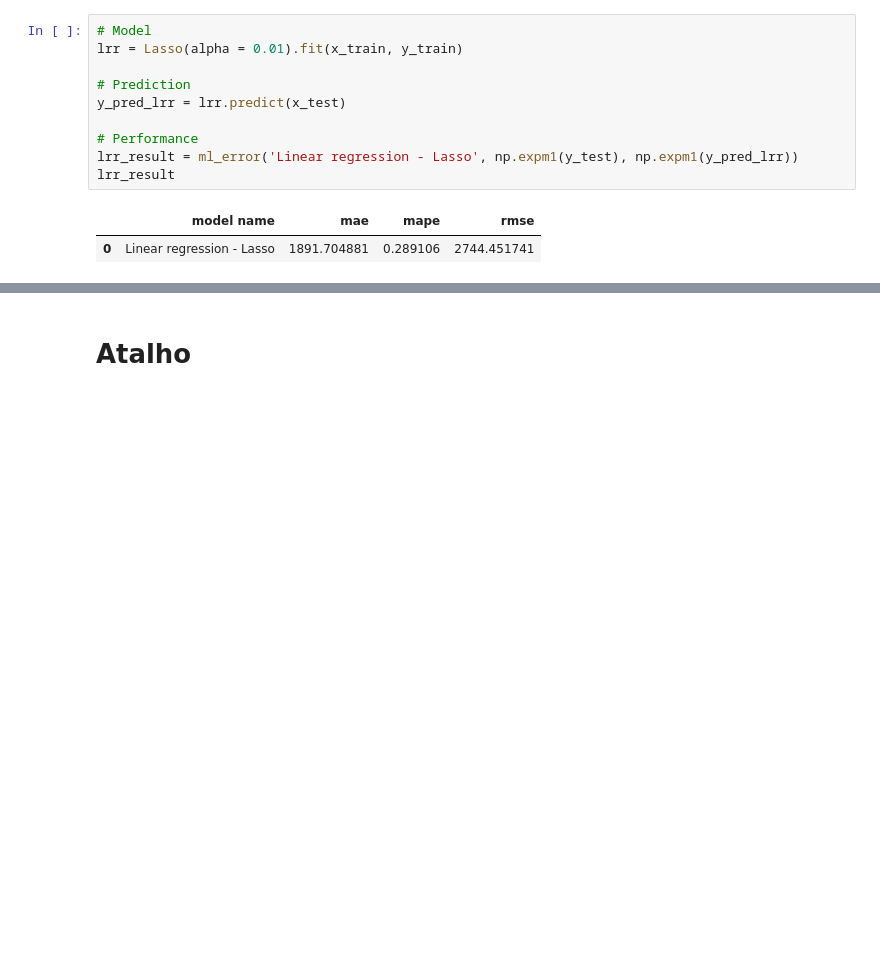
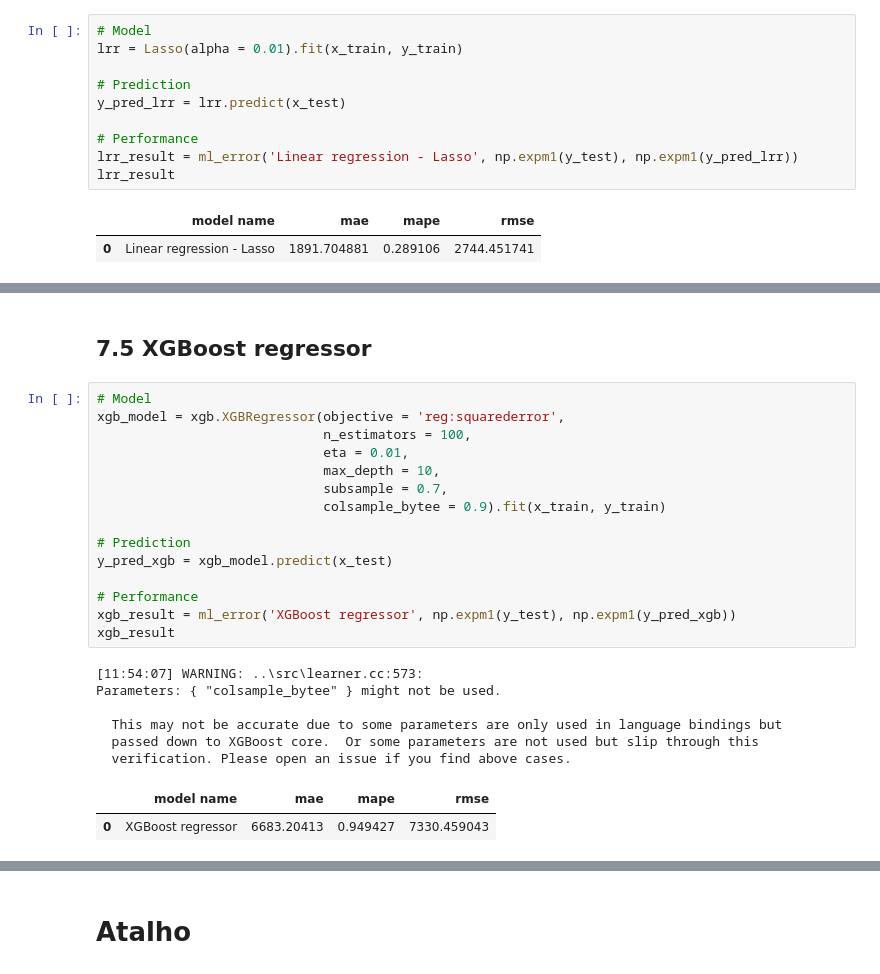
Before and after one commit to paixaols/rossmann-store-sales, a Jupyter notebook: Rossmann_sales_prediction.ipynb, the cells around one changed output, grey strips where cells are left out. Cells and saved outputs as stored; diff of their text form; blank space fills up the shorter version.

```diff
--- a/Rossmann_sales_prediction.ipynb
+++ b/Rossmann_sales_prediction.ipynb
@@ -947,0 +964,26 @@ lrr_result
+# %% [markdown]
+## 7.5 XGBoost regressor
+# %%
+# Model
+xgb_model = xgb.XGBRegressor(objective = 'reg:squarederror',
+                             n_estimators = 100,
+                             eta = 0.01,
+                             max_depth = 10,
+                             subsample = 0.7,
+                             colsample_bytee = 0.9).fit(x_train, y_train)
+
+# Prediction
+y_pred_xgb = xgb_model.predict(x_test)
+
+# Performance
+xgb_result = ml_error('XGBoost regressor', np.expm1(y_test), np.expm1(y_pred_xgb))
+xgb_result
+# %% [output]
+[11:54:07] WARNING: ..\src\learner.cc:573:
+Parameters: { "colsample_bytee" } might not be used.
+
+  This may not be accurate due to some parameters are only used in language bindings but
+  passed down to XGBoost core.  Or some parameters are not used but slip through this
+  verification. Please open an issue if you find above cases.
+|  | model name | mae | mape | rmse |
+| 0 | XGBoost regressor | 6683.20413 | 0.949427 | 7330.459043 |
```
Also changed, not shown: parts of 5 cells of this notebook.
